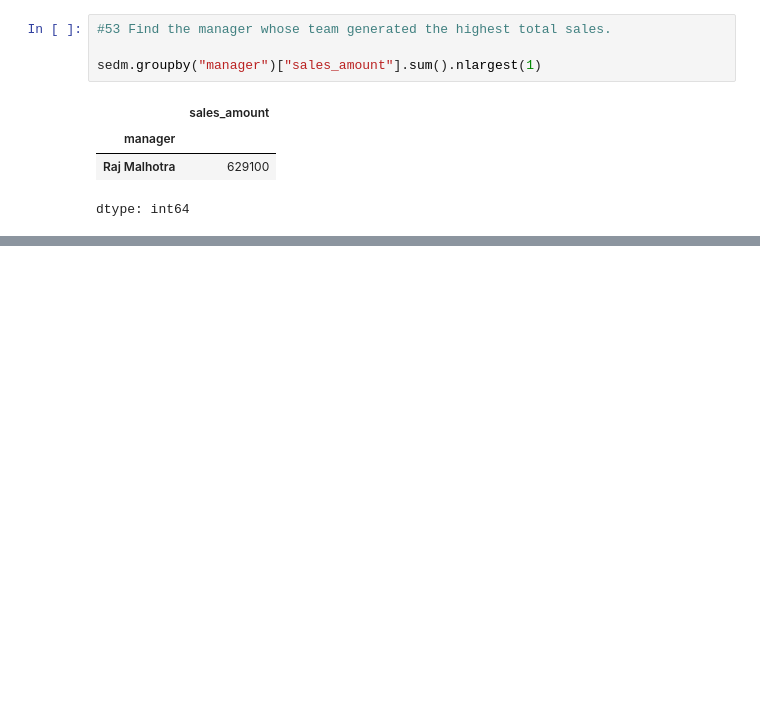
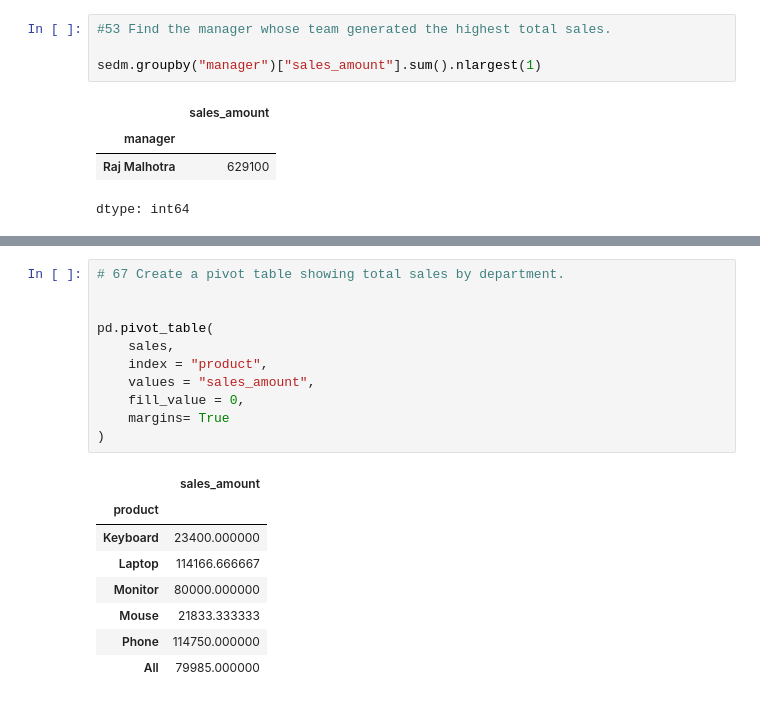
Before and after one commit to Vasista-G/GoogleCollab_Python, a Jupyter notebook: PandasLvL3/PandasLvL3Practice.ipynb, the cells around one changed output, grey strips where cells are left out. Cells and saved outputs as stored; diff of their text form; blank space fills up the shorter version.

```diff
--- a/PandasLvL3/PandasLvL3Practice.ipynb
+++ b/PandasLvL3/PandasLvL3Practice.ipynb
@@ -258,0 +349,20 @@ dtype: int64
+# %%
+# 67 Create a pivot table showing total sales by department.
+
+
+pd.pivot_table(
+    sales,
+    index = "product",
+    values = "sales_amount",
+    fill_value = 0,
+    margins= True
+)
+# %% [output]
+|  | sales_amount |
+| product |  |
+| Keyboard | 23400.000000 |
+| Laptop | 114166.666667 |
+| Monitor | 80000.000000 |
+| Mouse | 21833.333333 |
+| Phone | 114750.000000 |
+| All | 79985.000000 |
```
Also changed, not shown: parts of 12 cells of this notebook.
